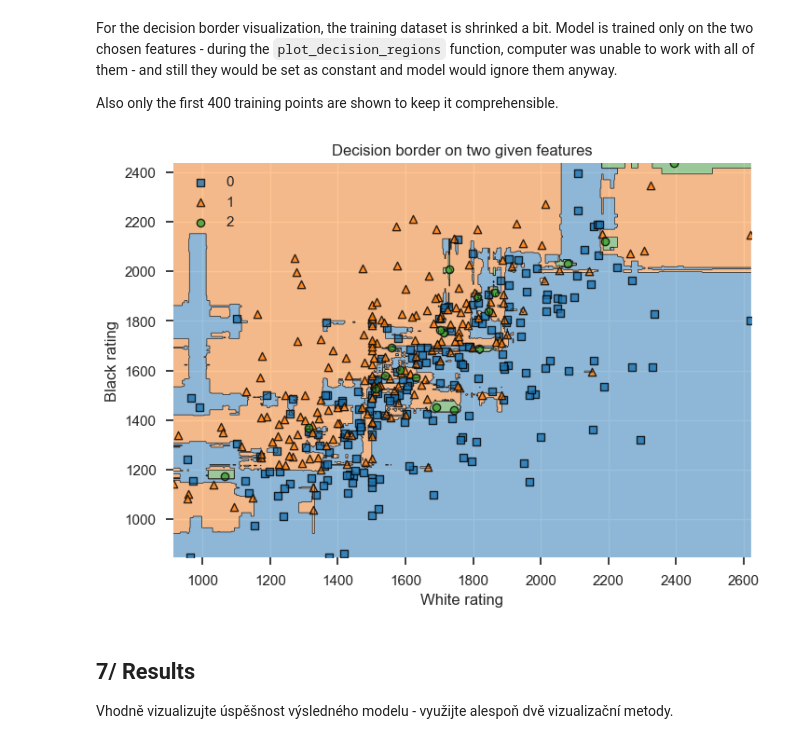
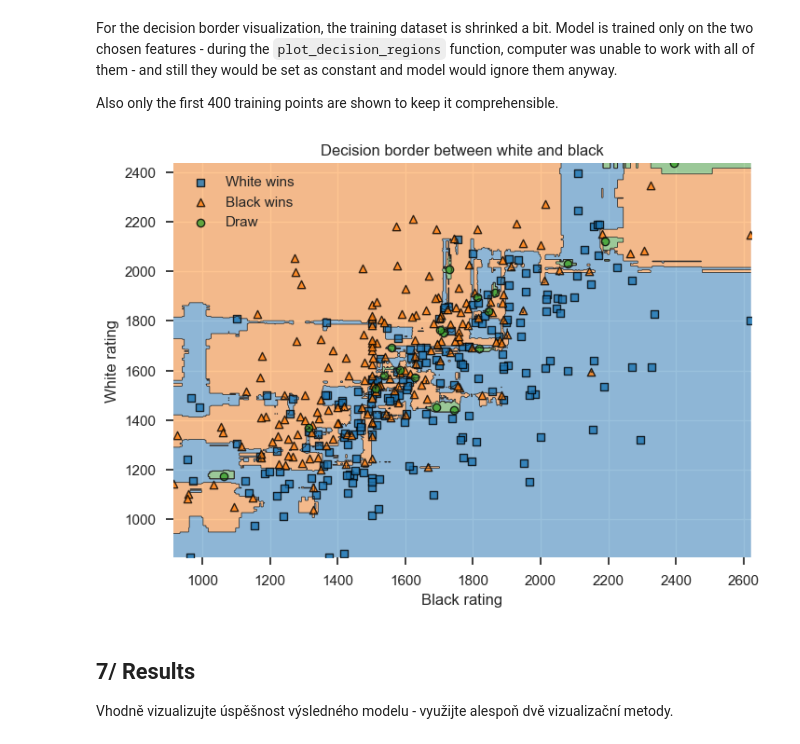
Before and after one commit to jaklvinc/data_visualization, a Jupyter notebook: 03/model.ipynb, the cells around one changed output. Saved outputs shown, nothing was run; the diff lists cells and outputs as text; code cells hidden in the pictures.

```diff
--- a/03/model.ipynb
+++ b/03/model.ipynb
@@ -211,5 +212,5 @@ from sklearn.impute import SimpleImputer
 # %%
-encoder = OneHotEncoder(handle_unknown='infrequent_if_exist', min_frequency=2, sparse=False)
+encoder = OneHotEncoder(handle_unknown='infrequent_if_exist', min_frequency=2, sparse_output=False)
 imputer = SimpleImputer(strategy="median")
 
 pipeline = ColumnTransformer(transformers=[('cat', encoder, categorical_features),
@@ -398,7 +389,7 @@ X_train, X_valid, y_train, y_valid = get_dataset()
 X_train = pipeline.fit_transform(X_train)
 X_valid = pipeline.transform(X_valid)
 X_train = pd.DataFrame(X_train)
-X_train = pd.concat([X_train.iloc[:, 4334:4336], X_train.drop([4334, 4335], axis=1)], axis=1)
+X_train = pd.concat([X_train.iloc[:, 4391:4393], X_train.drop([4391, 4392], axis=1)], axis=1)
 X_train = X_train.to_numpy()
 X_train = pd.DataFrame(X_train).iloc[0:400, 0:2].to_numpy()
 y_train = pd.factorize(y_train)[0]
@@ -411,13 +402,15 @@ For the decision border visualization, the training dataset is shrinked a bit. M
 
 Also only the first 400 training points are shown to keep it comprehensible.
 # %%
-plt.title('Decision border on two given features')
-plot_decision_regions(X_train, y_train, clf=RandomForestClassifier().fit(X_train, y_train), legend=2, feature_index=[0, 1])
-plt.xlabel('White rating')
-plt.ylabel('Black rating')
+plt.title('Decision border between white and black')
+ax = plot_decision_regions(X_train, y_train, clf=RandomForestClassifier().fit(X_train, y_train), legend=0, feature_index=[0, 1])
+handles, labels = ax.get_legend_handles_labels()
+ax.legend(handles, ['White wins', 'Black wins', 'Draw'], framealpha=.8)
+plt.xlabel('Black rating')
+plt.ylabel('White rating')
 plt.show()
 # %% [output]
-[figure, old version]
+[figure, new version]
 # %% [markdown]
 ## 7/ Results
 Vhodně vizualizujte úspěšnost výsledného modelu - využijte alespoň dvě vizualizační metody.
```
Also changed, not shown: parts of 33 cells of this notebook, 3 other files.
